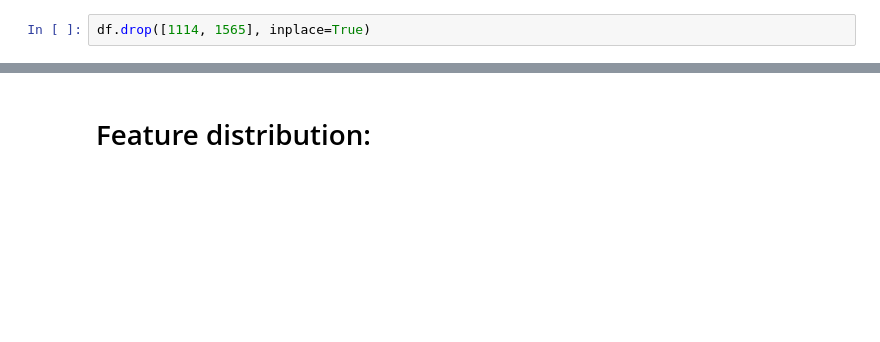
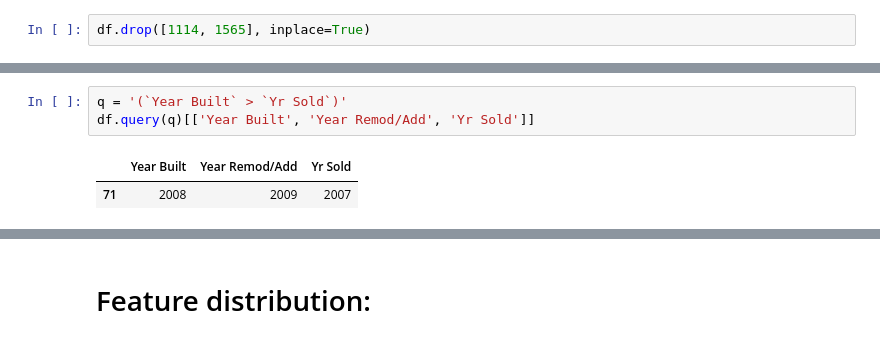
Before and after one commit to miguelfaf10/epfl_extension_school, a Jupyter notebook: 3_machine-learning-I_project/house-prices/house-prices-solution.ipynb, the cells around one changed output, grey strips where cells are left out. Drawn from its saved outputs; the diff is of its cells as text; blank space fills up the shorter version.

```diff
--- a/3_machine-learning-I_project/house-prices/house-prices-solution.ipynb
+++ b/3_machine-learning-I_project/house-prices/house-prices-solution.ipynb
@@ -328,0 +417,6 @@ __Observation__:
+# %%
+q = '(`Year Built` > `Yr Sold`)'
+df.query(q)[['Year Built', 'Year Remod/Add', 'Yr Sold']]
+# %% [output]
+|  | Year Built | Year Remod/Add | Yr Sold |
+| 71 | 2008 | 2009 | 2007 |
```
Also changed, not shown: parts of 51 cells of this notebook, 3 other files.
